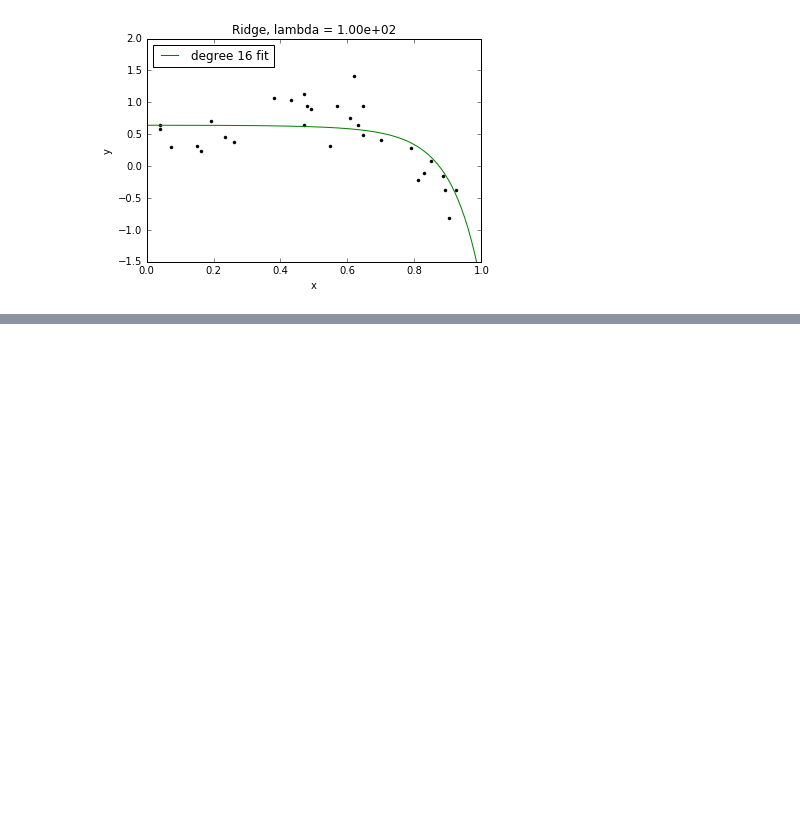
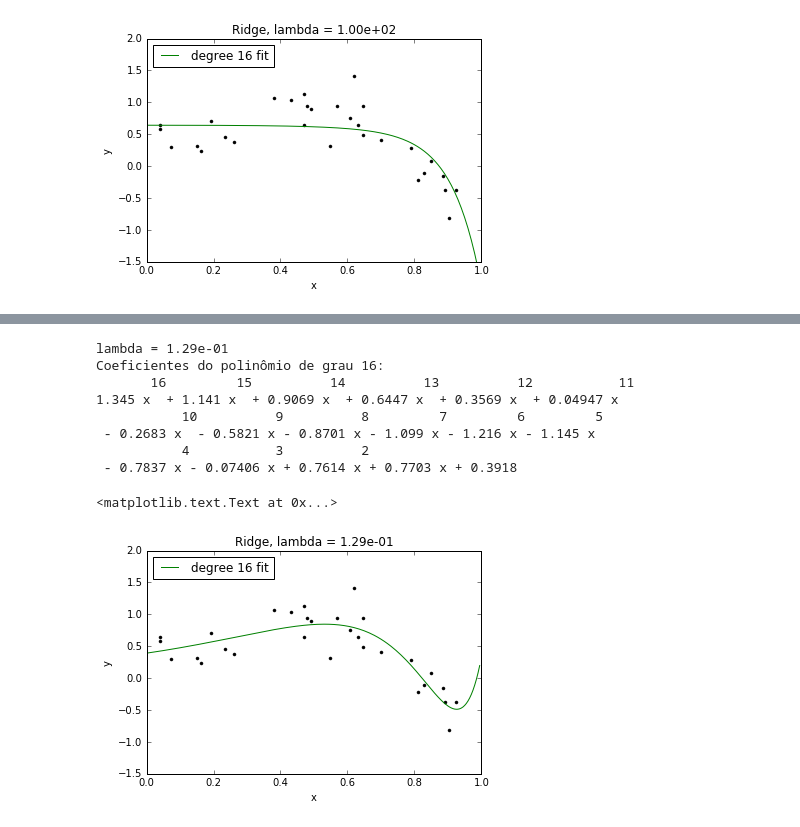
Before and after one commit to daviluis321/Sistemas-Inteligentes, a Jupyter notebook: praticasAulas/Regressao de Cume .ipynb, the cells around one changed output, grey strips where cells are left out. Drawn from its saved outputs; the diff is of its cells as text; code cells hidden in the pictures; blank space fills up the shorter version.

```diff
--- a/praticasAulas/Regressao de Cume.ipynb
+++ b/praticasAulas/Regressao de Cume .ipynb
@@ -151,6 +185,6 @@ plot_predicoes(data,model)
 # %%
 for l2_penalty in [1e-25, 1e-10, 1e-6, 1e-3, 1e2]:
-    model = polynomial_ridge_regression(data, deg=16, l2_penalty=l2_penalty)
+    model = regressao_polinomial_cume(data, deg=16, l2_penalty=l2_penalty)
     print 'lambda = %.2e' % l2_penalty
     print_coefficients(model)
     print '\n'
@@ -182,0 +219,28 @@ Coeficientes do polinômio de grau 16:
+# %%
+def loo(data, deg, l2_penalty_values):
+
+    data = polynomial_features(data, deg)
+
+    num_folds = len(data)
+    folds = graphlab.cross_validation.KFold(data,num_folds)
+
+    l2_penalty_mse = []
+    min_mse = None
+    best_l2_penalty = None
+    for l2_penalty in l2_penalty_values:
+        next_mse = 0.0
+        for train_set, validation_set in folds:
+            model = graphlab.linear_regression.create(train_set,target='Y',
+                                                      l2_penalty=l2_penalty,
+                                                      validation_set=None,verbose=False)
+
+            y_test_predicted = model.predict(validation_set)
+            next_mse += ((y_test_predicted-validation_set['Y'])**2).sum()
+
+        next_mse = next_mse/num_folds
+        l2_penalty_mse.append(next_mse)
+        if min_mse is None or next_mse < min_mse:
+            min_mse = next_mse
+            best_l2_penalty = l2_penalty
+
+    return l2_penalty_mse,best_l2_penalty
@@ -182,0 +249,2 @@ Coeficientes do polinômio de grau 16:
+# %%
+l2_penalty_values = numpy.logspace(-4, 10, num=10)
@@ -182,0 +253,2 @@ Coeficientes do polinômio de grau 16:
+# %%
+l2_penalty_mse,best_l2_penalty = loo(data, 16, l2_penalty_values)
@@ -182,0 +261,19 @@ Coeficientes do polinômio de grau 16:
+# %%
+ model = regressao_polinomial_cume(data, deg=16, l2_penalty=best_l2_penalty)
+ print 'lambda = %.2e' % best_l2_penalty
+ print_coefficients(model)
+ print '\n'
+ plt.figure()
+ plot_predicoes(data,model)
+ plt.title('Ridge, lambda = %.2e' % best_l2_penalty)
+# %% [output]
+lambda = 1.29e-01
+Coeficientes do polinômio de grau 16:
+       16         15          14          13          12           11
+1.345 x  + 1.141 x  + 0.9069 x  + 0.6447 x  + 0.3569 x  + 0.04947 x
+           10          9          8         7         6         5
+ - 0.2683 x  - 0.5821 x - 0.8701 x - 1.099 x - 1.216 x - 1.145 x
+           4           3          2
+ - 0.7837 x - 0.07406 x + 0.7614 x + 0.7703 x + 0.3918
+<matplotlib.text.Text at 0x...>
+[figure, added]
```
Also changed, not shown: parts of 8 cells of this notebook, 1 other file.
